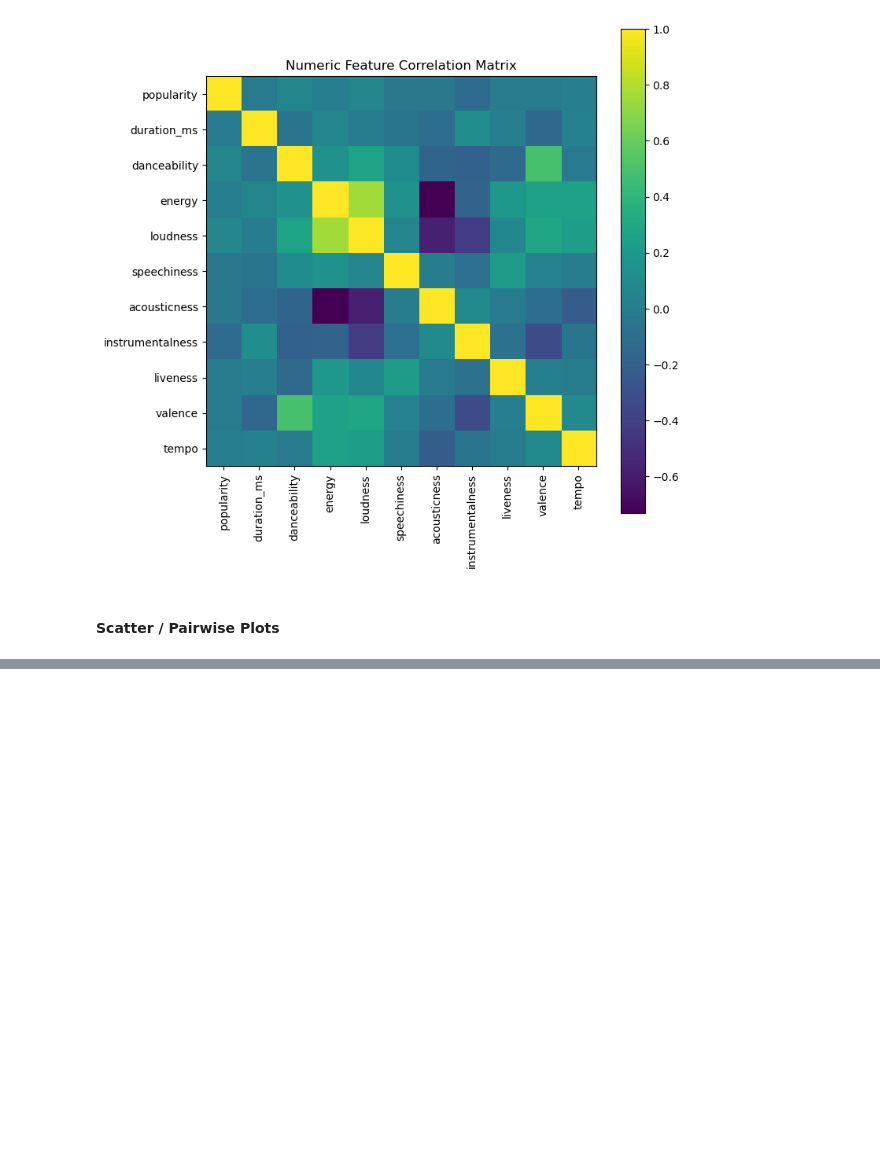
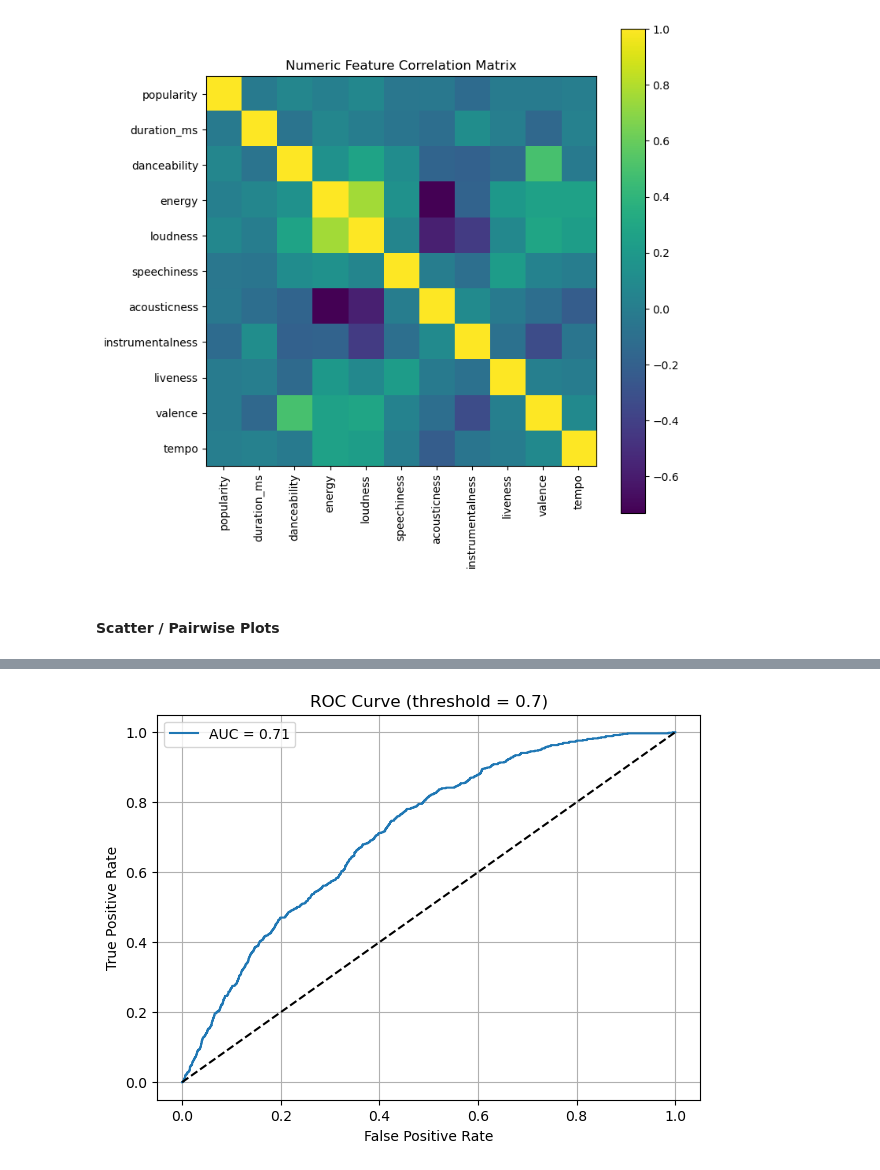
Before and after one commit to ben-yil/advanced_data_science_final_project, a Jupyter notebook: final_project.ipynb, the cells around one changed output, grey strips where cells are left out. Drawn from its saved outputs; the diff is of its cells as text; code cells hidden in the pictures; blank space fills up the shorter version.

Commit message:
complete models

```diff
--- a/final_project.ipynb
+++ b/final_project.ipynb
@@ -254,0 +285,91 @@ plt.show()
+# %%
+import pandas as pd
+import numpy as np
+from sklearn.model_selection import train_test_split
+from sklearn.preprocessing import StandardScaler
+from sklearn.linear_model import LogisticRegression
+from sklearn.metrics import (
+    accuracy_score, roc_auc_score, classification_report,
+    confusion_matrix, roc_curve,
+    mean_squared_error, mean_absolute_error, r2_score
+)
+import matplotlib.pyplot as plt
+from sklearn.preprocessing import LabelEncoder
+
+# Create the encoder
+le = LabelEncoder()
+
+# Fit and transform 'track_genre' into numeric codes
+df_clean['track_genre_encoded'] = le.fit_transform(df_clean['track_genre'])
+def logistic_regression_hit_classifier_balanced(df, popularity_threshold=70, threshold=0.7):
+    # 1) Binary target
+    df = df.copy()
+    df['is_hit'] = (df['popularity'] >= popularity_threshold).astype(int)
+
+    # 2) Features & target
+    features = [
+        'danceability','energy','loudness','speechiness',
+        'acousticness','instrumentalness','liveness',
+        'valence','tempo','track_genre_encoded'
+    ]
+    X = df[features]
+    y = df['is_hit']
+
+    # 3) Split
+    X_train, X_test, y_train, y_test = train_test_split(
+        X, y, test_size=0.2, random_state=42, stratify=y
+    )
+
+    # 4) Scale
+    scaler = StandardScaler()
+    X_train_scaled = scaler.fit_transform(X_train)
+    X_test_scaled  = scaler.transform(X_test)
+
+    # 5) Train
+    logreg = LogisticRegression(class_weight='balanced', random_state=42)
+    logreg.fit(X_train_scaled, y_train)
+
+    # 6) Predict
+    y_proba = logreg.predict_proba(X_test_scaled)[:, 1]
+    y_pred  = (y_proba >= threshold).astype(int)
+
+    # 7) Classification metrics
+    print(" ACCURACY:", accuracy_score(y_test, y_pred))
+    print(" ROC AUC:", roc_auc_score(y_test, y_proba))
+    print("\n Classification Report:")
+    print(classification_report(y_test, y_pred, zero_division=0))
+    print(" Confusion Matrix:")
+    print(confusion_matrix(y_test, y_pred))
+
+    # 8) Regression‐style metrics on the binary predictions
+    mse = mean_squared_error(y_test, y_pred)
+    mae = mean_absolute_error(y_test, y_pred)
+    r2  = r2_score(y_test, y_pred)
+    print(f"\n MSE (pred labels): {mse:.3f}")
+    print(f" MAE (pred labels): {mae:.3f}")
+    print(f" R²  (pred labels): {r2:.3f}")
+
+    # Metrics on probabilities:
+    mse_p = mean_squared_error(y_test, y_proba)
+    mae_p = mean_absolute_error(y_test, y_proba)
+    r2_p  = r2_score(y_test, y_proba)
+    print(f"\n MSE (probs): {mse_p:.3f}")
+    print(f" MAE (probs): {mae_p:.3f}")
+    print(f" R²  (probs): {r2_p:.3f}")
+
+    # 9) ROC Curve
+    fpr, tpr, _ = roc_curve(y_test, y_proba)
+    plt.figure(figsize=(7,5))
+    plt.plot(fpr, tpr, label=f'AUC = {roc_auc_score(y_test, y_proba):.2f}')
+    plt.plot([0,1],[0,1],'k--')
+    plt.xlabel("False Positive Rate")
+    plt.ylabel("True Positive Rate")
+    plt.title(f"ROC Curve (threshold = {threshold})")
+    plt.legend()
+    plt.grid(True)
+    plt.show()
+
+    return logreg, y_test, y_proba
+
+model, y_true, y_scores = logistic_regression_hit_classifier_balanced(df_clean)
+# %% [output]
@@ -254,0 +393 @@ plt.show()
+[figure, added]
```
Also changed, not shown: parts of 51 cells of this notebook.
